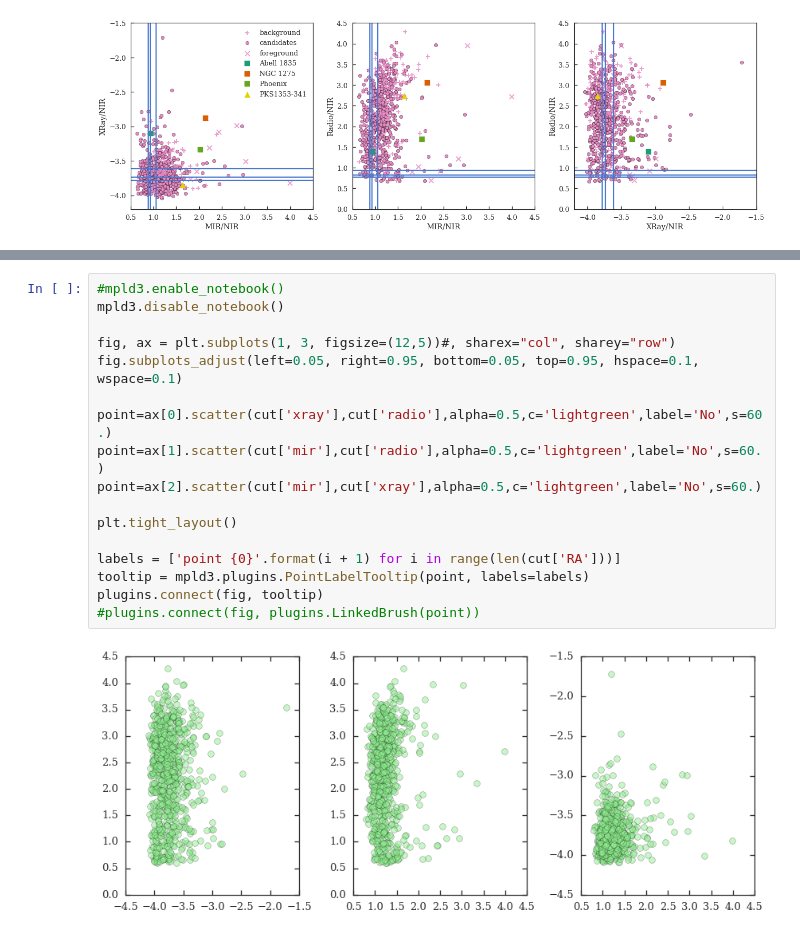
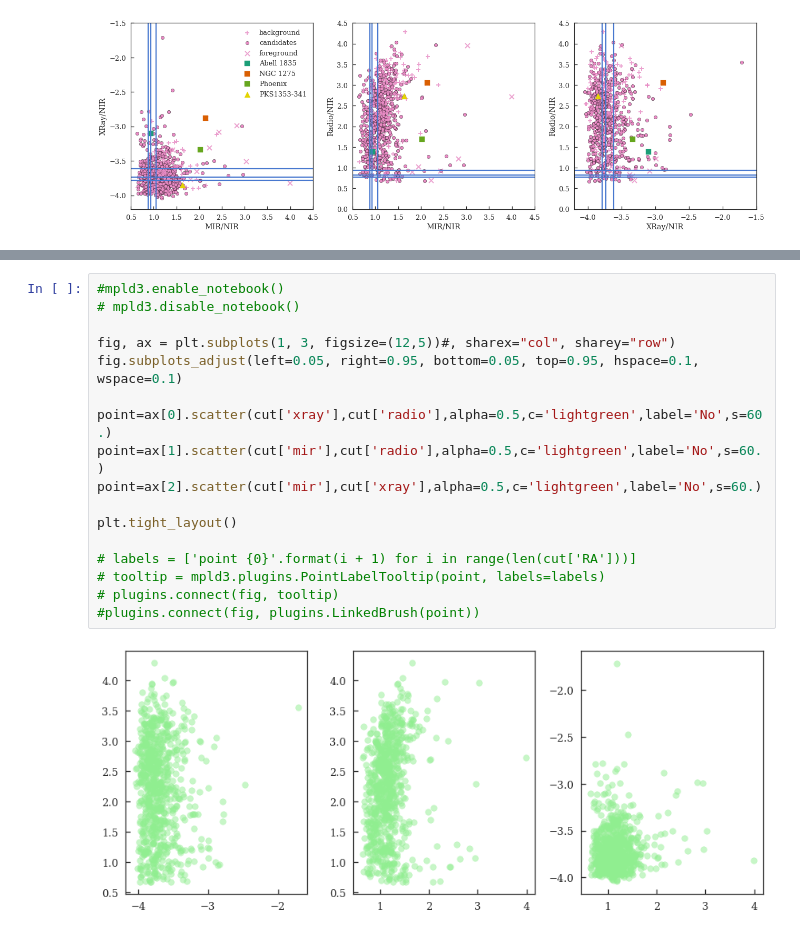
Before and after one commit to leogulus/XRay-Project, a Jupyter notebook: 03_NED analysis & plotting 560 candidates.ipynb, the cells around one changed output, grey strips where cells are left out. Drawn from its saved outputs; the diff is of its cells as text.

```diff
--- a/03_NED analysis & plotting 560 candidates.ipynb
+++ b/03_NED analysis & plotting 560 candidates.ipynb
@@ -699,20 +597,20 @@ phoe_i
 # %%
 #mpld3.enable_notebook()
-mpld3.disable_notebook()
+# mpld3.disable_notebook()
 
 fig, ax = plt.subplots(1, 3, figsize=(12,5))#, sharex="col", sharey="row")
 fig.subplots_adjust(left=0.05, right=0.95, bottom=0.05, top=0.95, hspace=0.1, wspace=0.1)
 
 point=ax[0].scatter(cut['xray'],cut['radio'],alpha=0.5,c='lightgreen',label='No',s=60.)
 point=ax[1].scatter(cut['mir'],cut['radio'],alpha=0.5,c='lightgreen',label='No',s=60.)
 point=ax[2].scatter(cut['mir'],cut['xray'],alpha=0.5,c='lightgreen',label='No',s=60.)
 
 plt.tight_layout()
 
-labels = ['point {0}'.format(i + 1) for i in range(len(cut['RA']))]
-tooltip = mpld3.plugins.PointLabelTooltip(point, labels=labels)
-plugins.connect(fig, tooltip)
+# labels = ['point {0}'.format(i + 1) for i in range(len(cut['RA']))]
+# tooltip = mpld3.plugins.PointLabelTooltip(point, labels=labels)
+# plugins.connect(fig, tooltip)
 #plugins.connect(fig, plugins.LinkedBrush(point))
 # %% [output]
-[figure, old version]
+[figure, new version]
 # %%
```
Also changed, not shown: parts of 25 cells of this notebook, 6 other files.
